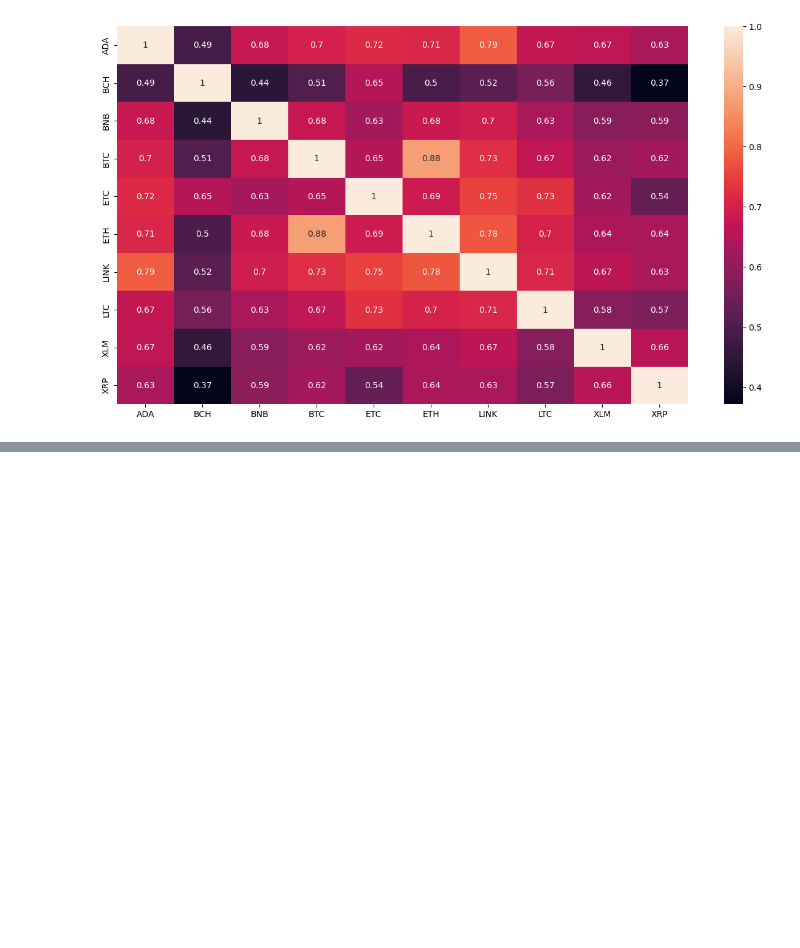
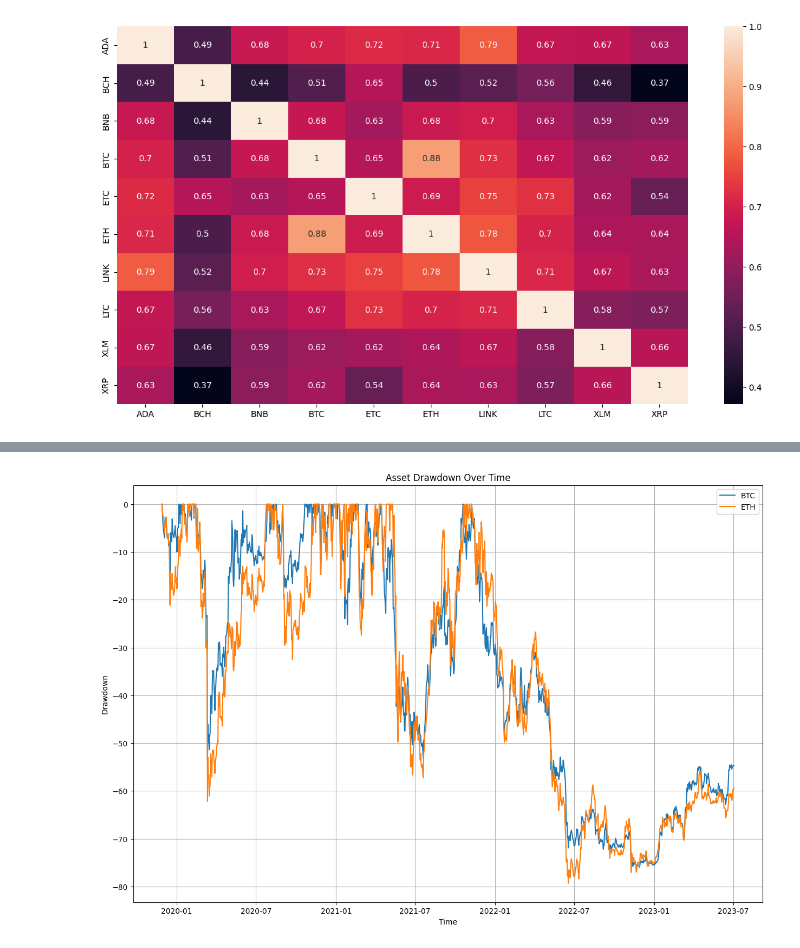
Before and after one commit to grazulisedgars/Python, a Jupyter notebook: chapter7.ipynb, the cells around one changed output, grey strips where cells are left out. Saved outputs shown, nothing was run; the diff lists cells and outputs as text; code cells hidden in the pictures; blank space fills up the shorter version.

```diff
--- a/chapter7.ipynb
+++ b/chapter7.ipynb
@@ -183,0 +281,7 @@ sns.heatmap(df_pct.loc['2023-04':].corr(), annot=True)
+# %%
+#Keeping maximum value of the asset over time
+running_max = df['BTC'].cummax()
+running_max
+
+max_drawdown = (df['BTC'] - running_max) / running_max * 100
+max_drawdown
@@ -183,0 +302,18 @@ sns.heatmap(df_pct.loc['2023-04':].corr(), annot=True)
+# %%
+import matplotlib.pyplot as plt
+
+plt.figure(figsize=(15, 10))
+temp_data = df.resample('D').last()
+for col in ["BTC", "ETH"]:
+    running_max = temp_data[col].cummax()
+    drawdown = (temp_data[col] - running_max) / running_max * 100
+    plt.plot(drawdown, label=col)
+
+plt.title('Asset Drawdown Over Time')
+plt.xlabel('Time')
+plt.ylabel('Drawdown')
+plt.legend()
+plt.grid(True)
+plt.show()
+# %% [output]
+[figure, added]
```
Also changed, not shown: parts of 5 cells of this notebook.
